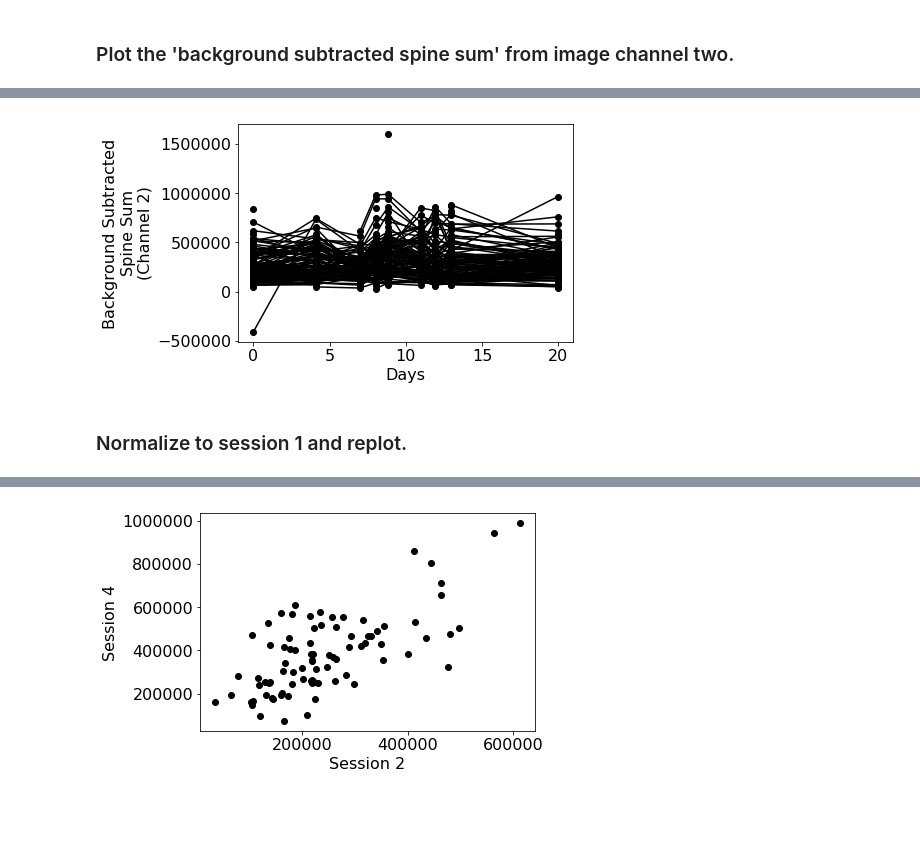
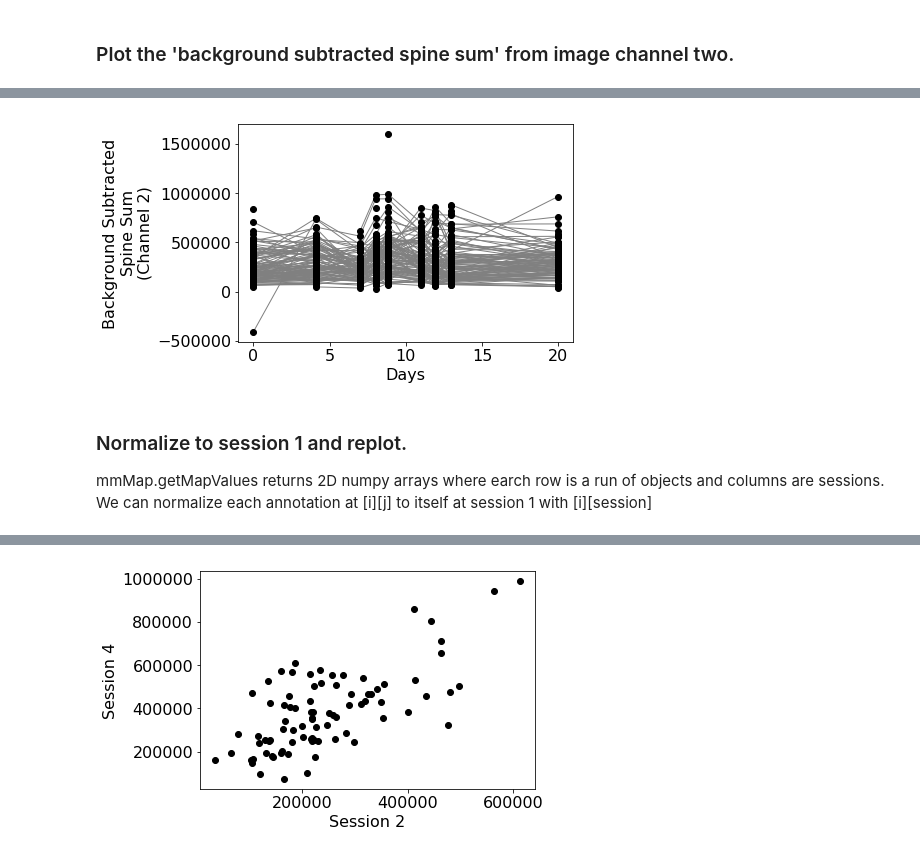
Before and after one commit to cudmore/PyMapManager, a Jupyter notebook: examples/a-plotting-annotations.ipynb, the cells around one changed output, grey strips where cells are left out. Cells and saved outputs as stored; diff of their text form; code cells hidden in the pictures; blank space fills up the shorter version.

```diff
--- a/examples/a-plotting-annotations.ipynb
+++ b/examples/a-plotting-annotations.ipynb
@@ -54,8 +57,8 @@ x = m.getMapValues2('days', segmentID=segmentID)
 y = m.getMapValues2('ubssSum_int2', segmentID=segmentID)
 
 # plot with matplotlib
+plt.plot(x.transpose(), y.transpose(), '-k', linewidth=1.0, color='gray')
 plt.plot(x, y, 'ok')
-plt.plot(x.transpose(), y.transpose(), '-k')
 plt.xlabel('Days', fontsize=16)
 plt.ylabel('Background Subtracted\nSpine Sum\n(Channel 2)', fontsize=16)
 plt.show()
@@ -65,4 +68,5 @@ mmMap.getMapValues3() took 0.02 seconds
-[figure, old version]
+[figure, new version]
-# %% [markdown]
-### Normalize to session 1 and replot.
+# %% [markdown]
+### Normalize to session 1 and replot.
+mmMap.getMapValues returns 2D numpy arrays where earch row is a run of objects and columns are sessions. We can normalize each annotation at [i][j] to itself at session 1 with [i][session]
 # %%
```
Also changed, not shown: parts of 5 cells of this notebook, 2 other files.
